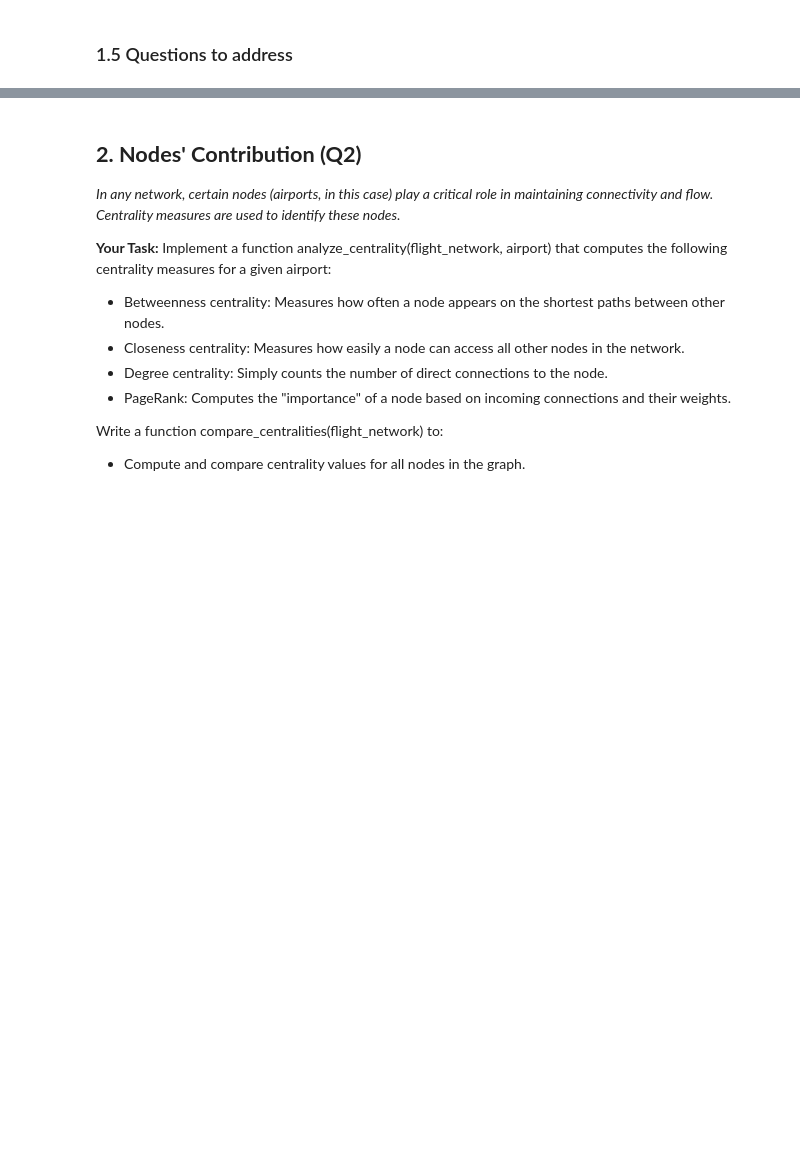
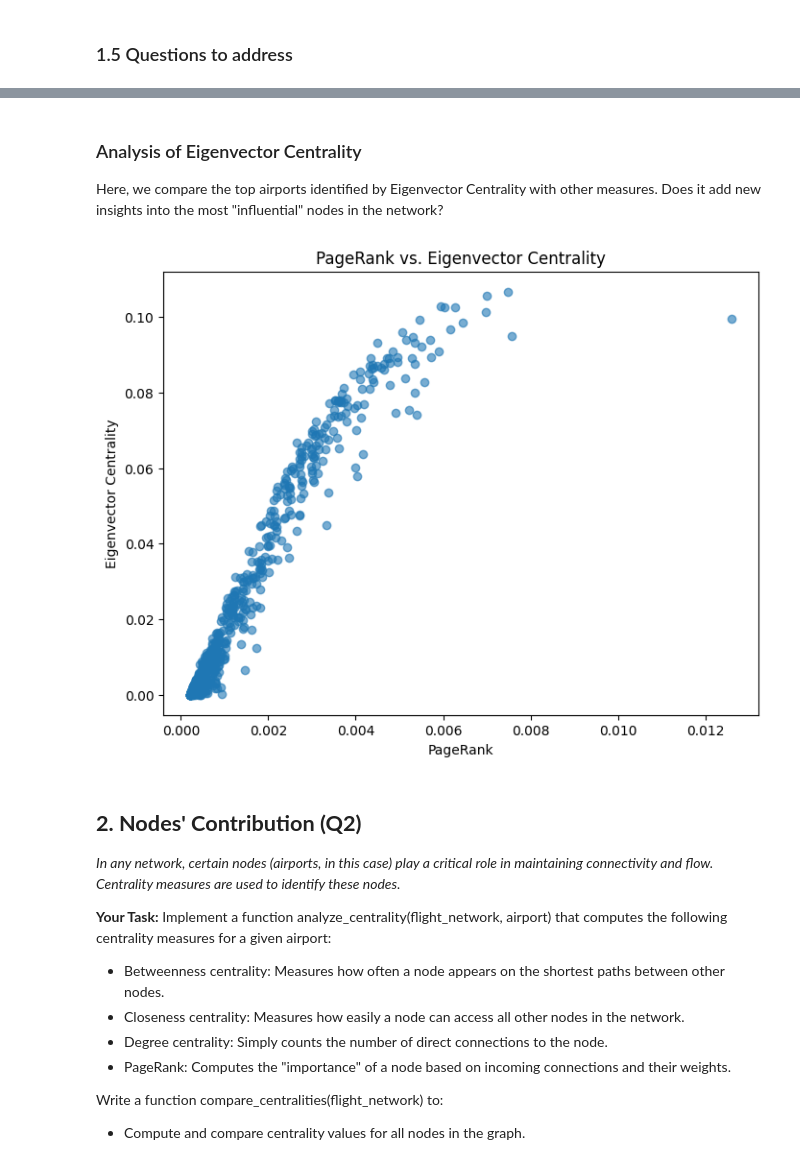
Before and after one commit to robertomagno1/ADM-HM5, a Jupyter notebook: main (ex1_ex2).ipynb, the cells around one changed output, grey strips where cells are left out. Cells and saved outputs as stored; diff of their text form; code cells hidden in the pictures; blank space fills up the shorter version.

```diff
--- a/main (ex1_ex2).ipynb
+++ b/main (ex1_ex2).ipynb
@@ -593,0 +921,17 @@ Map has been saved as flight_network_map.html. Open this file in your browser to
+# %%
+def calculate_eigenvector_centrality(flight_network, max_iter=100, tol=1e-06):
+    """
+    Calculate Eigenvector Centrality for all nodes in the flight_network using NetworkX's built-in function.
+    """
+    return nx.eigenvector_centrality(flight_network, max_iter=max_iter, tol=tol)
+
+# Calculate and compare
+eigen_centrality_dict = calculate_eigenvector_centrality(flight_network)
+
+# Turn into a DataFrame for easy comparison
+eigen_df = pd.DataFrame({
+    'Airport': list(eigen_centrality_dict.keys()),
+    'EigenvectorCentrality': list(eigen_centrality_dict.values())
+})
+
+eigen_df.sort_values(by='EigenvectorCentrality', ascending=False).head(10)
@@ -594,3 +950,26 @@ Map has been saved as flight_network_map.html. Open this file in your browser to
+# %% [markdown]
+### Analysis of Eigenvector Centrality
+
+Here, we compare the top airports identified by Eigenvector Centrality with other measures.
+Does it add new insights into the most "influential" nodes in the network?
+# %%
+# For a quick correlation check with PageRank, for instance:
+pagerank_values = []
+eigen_values = []
+
+for airport in flight_network.nodes():
+    pagerank_values.append(calculate_page_rank(flight_network, airport))
+    eigen_values.append(eigen_centrality_dict[airport])
+
+# Create a simple scatter plot
+plt.figure(figsize=(8,6))
+plt.scatter(pagerank_values, eigen_values, alpha=0.6)
+plt.title("PageRank vs. Eigenvector Centrality")
+plt.xlabel("PageRank")
+plt.ylabel("Eigenvector Centrality")
+plt.show()
+# %% [output]
+[figure, added]
 # %% [markdown]
 ## **2. Nodes' Contribution (Q2)**
 
```
Also changed, not shown: parts of 19 cells of this notebook.
